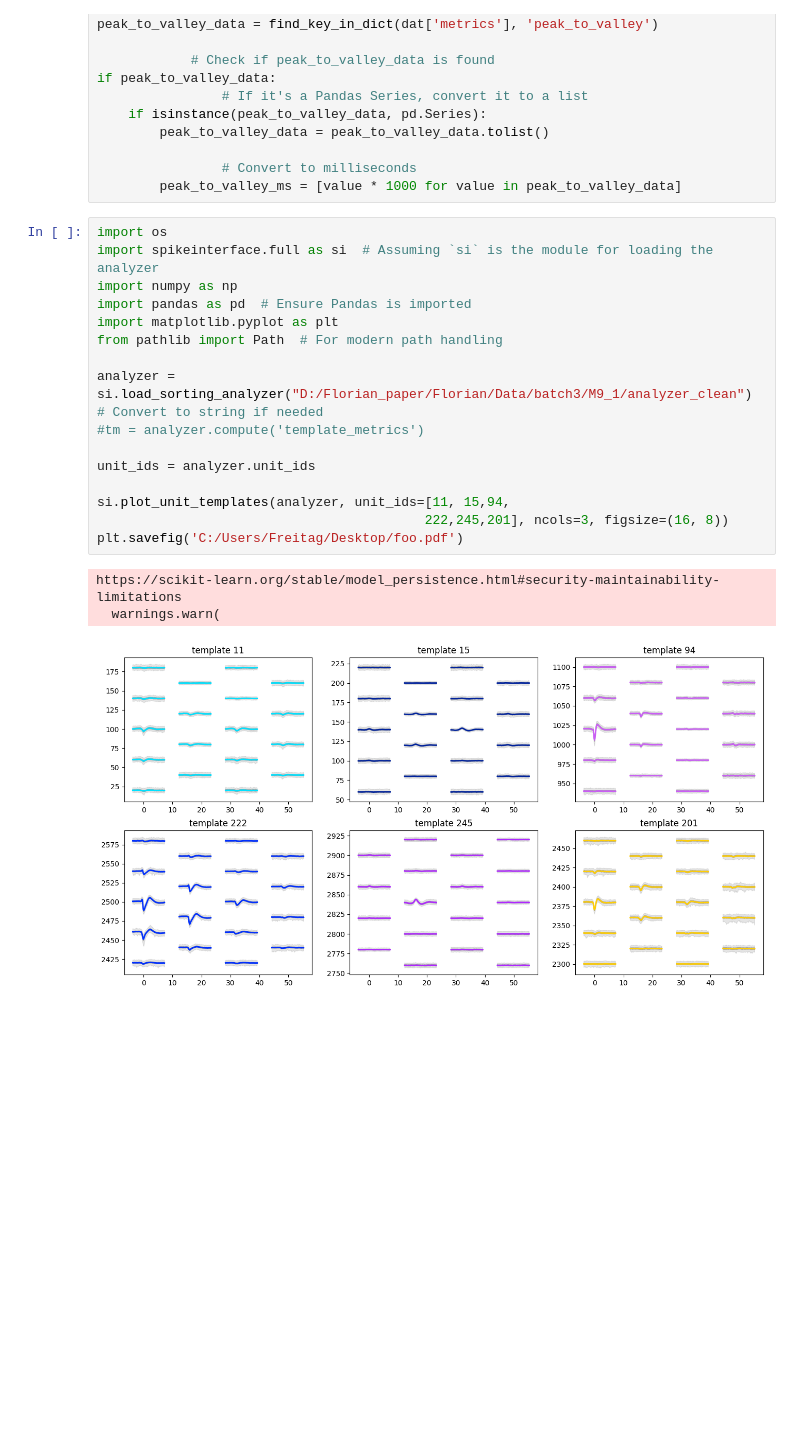
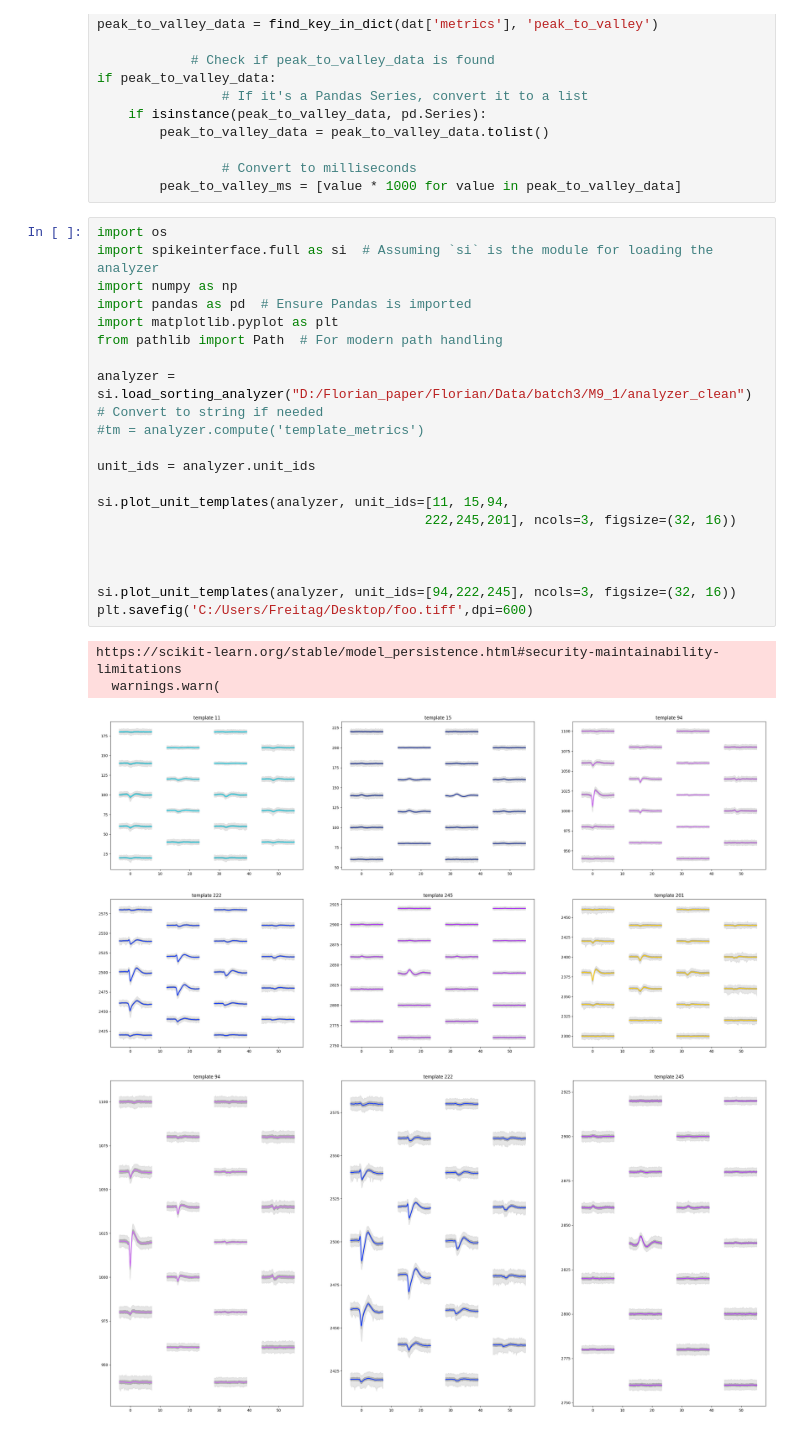
Before and after one commit to FlorianFrei/Master_thesis, a Jupyter notebook: Spikeinterface/neuropixel_spikeinterface.ipynb, the cells around one changed output. Drawn from its saved outputs; the diff is of its cells as text; blank space fills up the shorter version.

```diff
--- a/Spikeinterface/neuropixel_spikeinterface.ipynb
+++ b/Spikeinterface/neuropixel_spikeinterface.ipynb
@@ -336,21 +336,26 @@ if peak_to_valley_data:
 # %%
 import os
 import spikeinterface.full as si  # Assuming `si` is the module for loading the analyzer
 import numpy as np
 import pandas as pd  # Ensure Pandas is imported
 import matplotlib.pyplot as plt
 from pathlib import Path  # For modern path handling
 
 analyzer = si.load_sorting_analyzer("D:/Florian_paper/Florian/Data/batch3/M9_1/analyzer_clean")  # Convert to string if needed
 #tm = analyzer.compute('template_metrics')
 
 unit_ids = analyzer.unit_ids
 
 si.plot_unit_templates(analyzer, unit_ids=[11, 15,94,
-                                          222,245,201], ncols=3, figsize=(16, 8))
-plt.savefig('C:/Users/Freitag/Desktop/foo.pdf')
+                                          222,245,201], ncols=3, figsize=(32, 16))
+
+
+
+si.plot_unit_templates(analyzer, unit_ids=[94,222,245], ncols=3, figsize=(32, 16))
+plt.savefig('C:/Users/Freitag/Desktop/foo.tiff',dpi=600)
 # %% [output]
 https://scikit-learn.org/stable/model_persistence.html#security-maintainability-limitations
   warnings.warn(
-[figure, old version]
+[figure, new version]
+[figure, added]
 # %%
```
Also changed, not shown: parts of 1 cell of this notebook, 2 other files.
